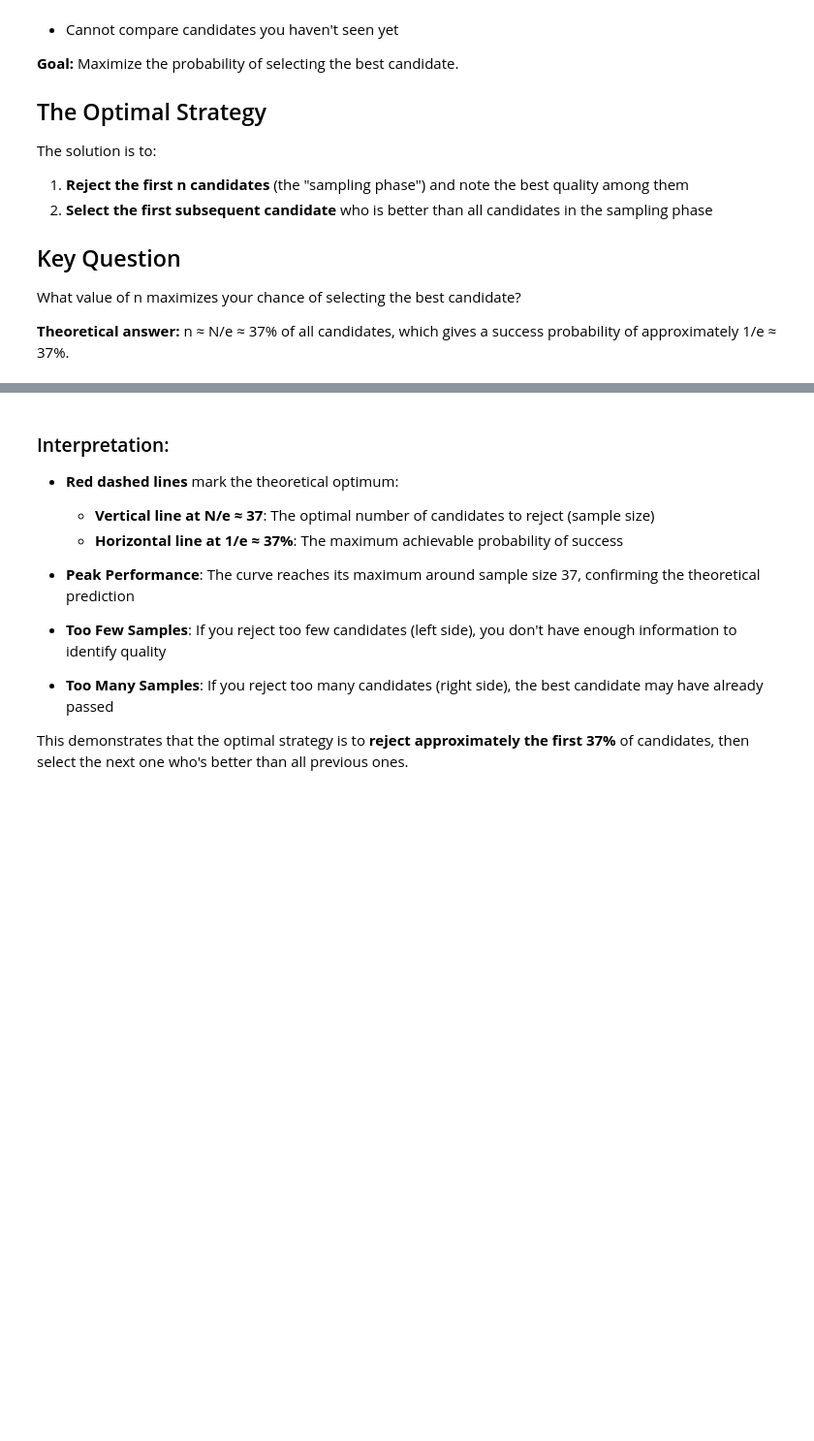
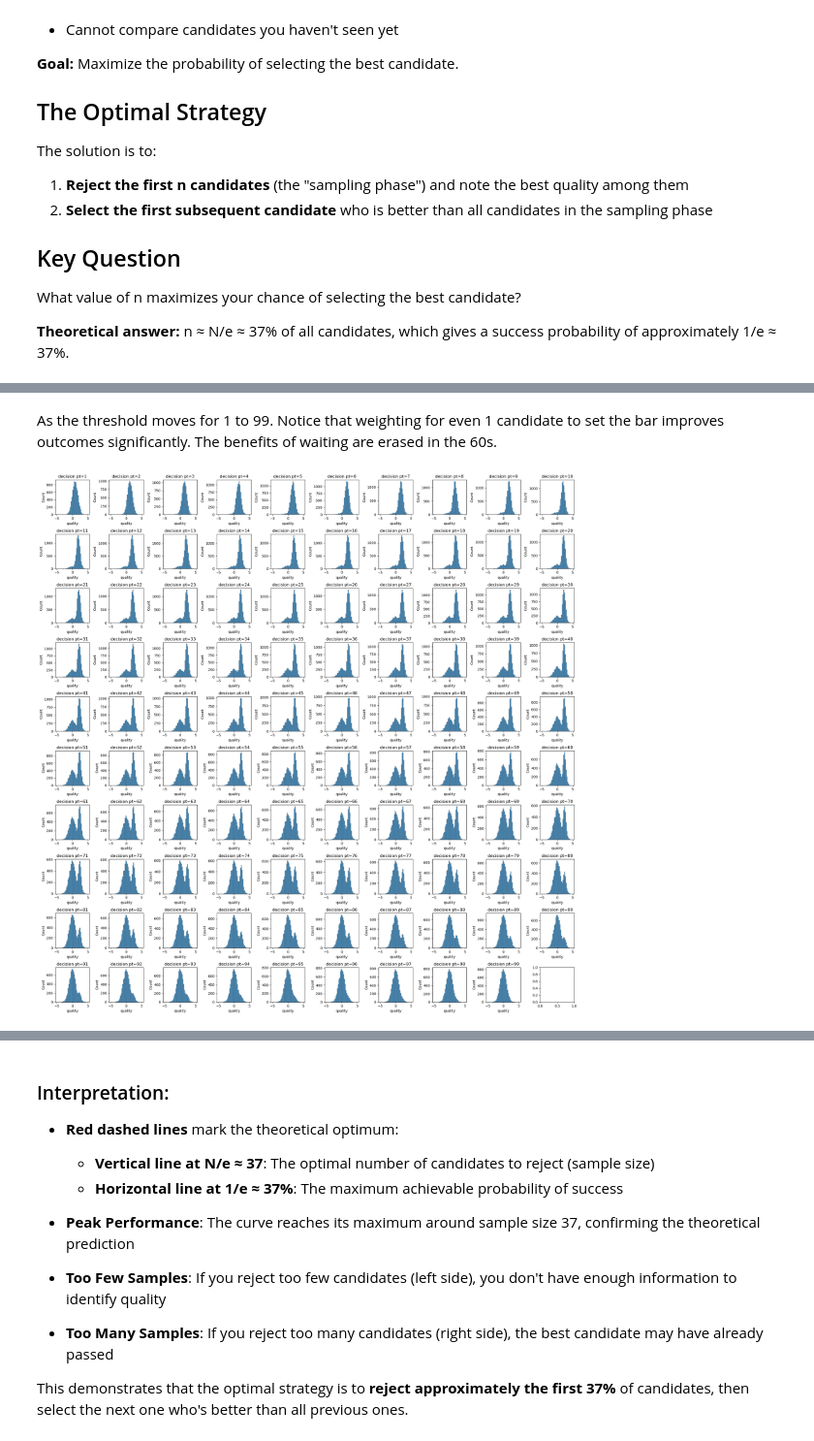
Before and after one commit to DrSkippy/misc-jupyter-notebooks, a Jupyter notebook: secretary-stopping-problem.ipynb, the cells around one changed output, grey strips where cells are left out. Shown at 97% size. Saved outputs shown, nothing was run; the diff lists cells and outputs as text; code cells hidden in the pictures; blank space fills up the shorter version.

```diff
--- a/secretary-stopping-problem.ipynb
+++ b/secretary-stopping-problem.ipynb
@@ -60,0 +85,15 @@ df.describe()
+# %% [markdown]
+As the threshold moves for 1 to 99. Notice that weighting for even 1 candidate to set the bar improves outcomes significantly. The benefits of waiting are erased in the 60s.
+# %%
+fig, axes = plt.subplots(10, 10, figsize=(22, 22)) # 1 row, 3 columns
+# print(axes.shape)
+thresh = False
+for i in range(1,candidate_pool_size):
+    j, k = int((i-1)/10), (i-1)%10
+    #print(i,j,k)
+    sns.histplot(data=df[df["sample"] == i], x="quality", binrange=(-5,5), bins=40, ax=axes[j,k])
+    axes[j,k].set_title(f'decision pt={i}')
+plt.tight_layout() # Adjust subplot parameters for a tight layout
+plt.show()
+# %% [output]
+[figure, added]
```
Also changed, not shown: parts of 21 cells of this notebook.
